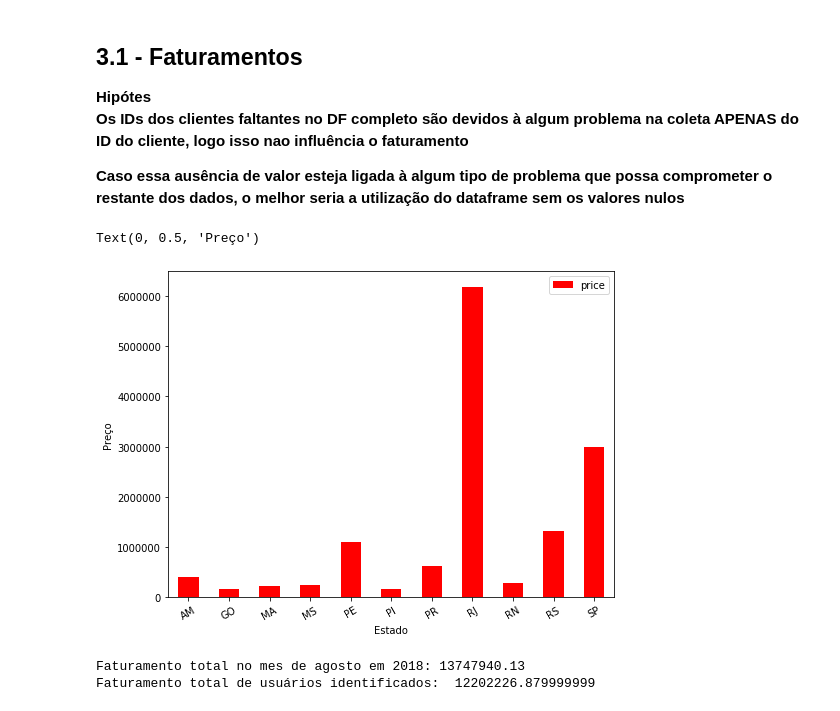
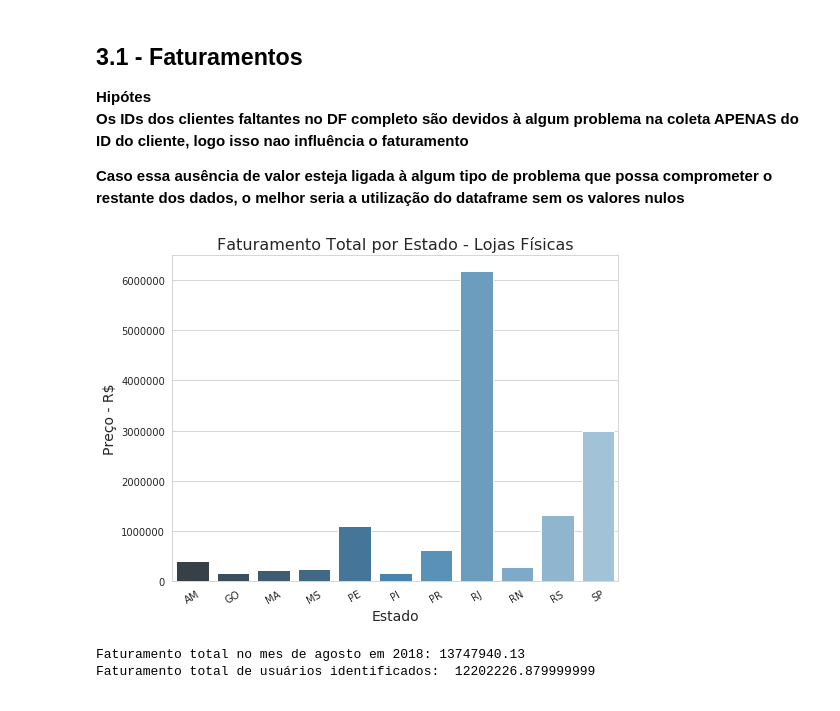
Before and after one commit to vinicvaz/Linx-DataAnalysis, a Jupyter notebook: OfflineDataAnalysis.ipynb, the cells around one changed output. Saved outputs shown, nothing was run; the diff lists cells and outputs as text; code cells hidden in the pictures.

Commit message:
First Offline Outputs

```diff
--- a/OfflineDataAnalysis.ipynb
+++ b/OfflineDataAnalysis.ipynb
@@ -4,6 +4,7 @@ import numpy as np
 import matplotlib.pyplot as plt
 import seaborn as sns
 import datetime
+sns.set_style('whitegrid')
 # %%
 file = ".//Data//Small_Data//offline_sales.json"
 # %%
@@ -234,14 +235,20 @@ df['weekday'] = df['date'].dt.dayofweek
 **Os IDs dos clientes faltantes no DF completo são devidos à algum problema na coleta APENAS do ID do cliente, logo isso nao influência o faturamento**
 
 **Caso essa ausência de valor esteja ligada à algum tipo de problema que possa comprometer o restante dos dados, o melhor seria a utilização do dataframe sem os valores nulos**
-# %%
-## Plotar Faturamento Total por Estado
-ax = df.groupby('state').sum()['price'].plot(kind='bar',figsize=(8,6), legend=True, rot=30, color='red')
-ax.set_xlabel('Estado')
-ax.set_ylabel('Preço')
-# %% [output]
-Text(0, 0.5, 'Preço')
-[figure, removed]
+# %%
+## Plotar Faturamento Total por Estado
+plt.figure(figsize=(8,6))
+ax = sns.barplot(x='state',y='price', data=df.groupby('state').sum().reset_index(), palette='Blues_d')
+ax.set_xlabel('Estado', fontsize=14)
+ax.set_ylabel('Preço - R$', fontsize=14)
+ax.set_title('Faturamento Total por Estado - Lojas Físicas', fontsize=16)
+
+for item in ax.get_xticklabels():
+    item.set_rotation(30)
+
+plt.savefig('./Images/Revenue-States-Offline.jpg')
+# %% [output]
+[figure, added]
 # %%
 ## Faturamento Total (Usar o DataFrame completo, com os valores nulos)
 print('Faturamento total no mes de agosto em 2018:',df.price.sum())
```
Also changed, not shown: parts of 14 cells of this notebook, 3 other files.
